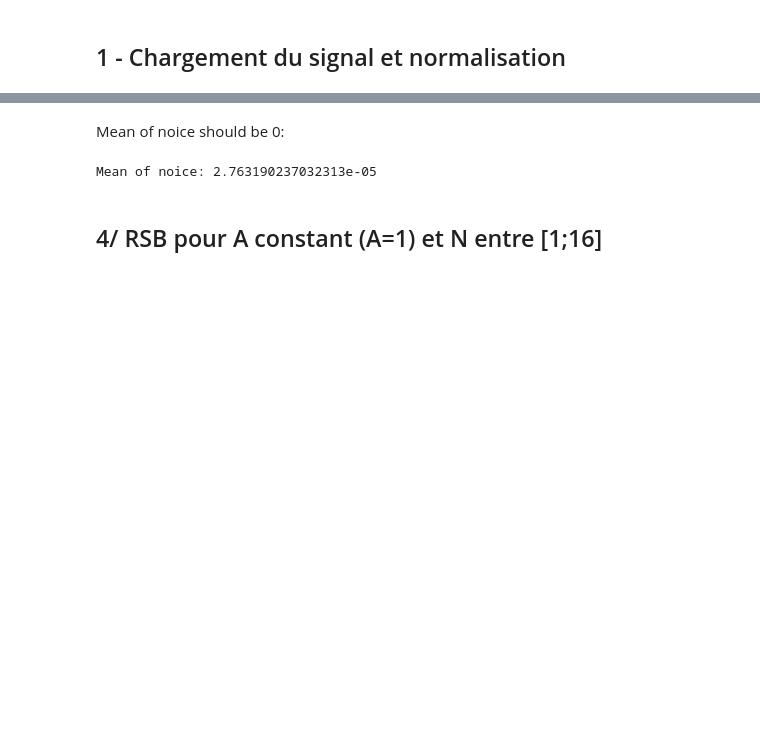
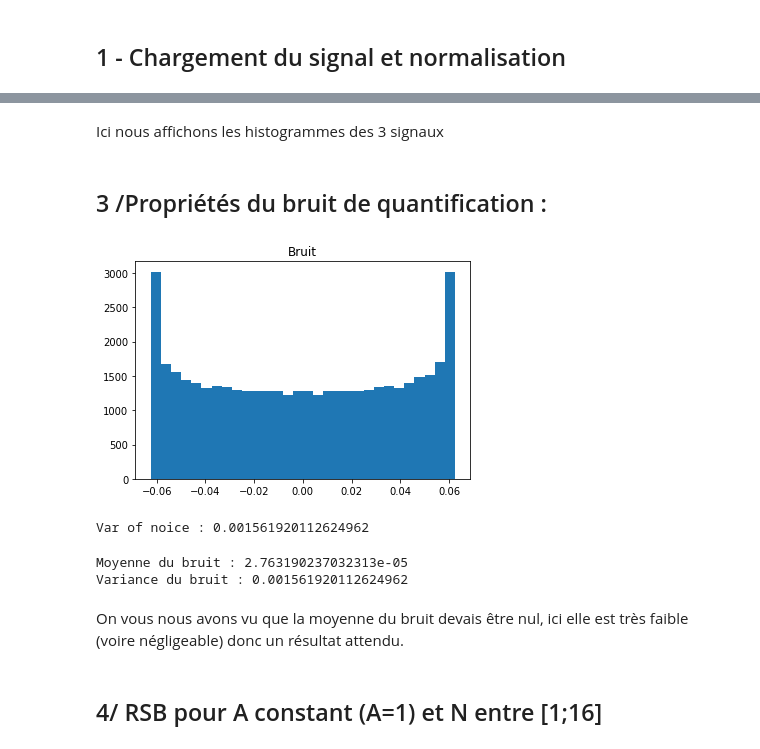
Before and after one commit to lepitinox/TP_audio, a Jupyter notebook: TP1/tp1_adrien_ducourthial.ipynb, the cells around one changed output, grey strips where cells are left out. Drawn from its saved outputs; the diff is of its cells as text; code cells hidden in the pictures; blank space fills up the shorter version.

```diff
--- a/TP1/tp1_adrien_ducourthial.ipynb
+++ b/TP1/tp1_adrien_ducourthial.ipynb
@@ -126,13 +89,22 @@ quantifier.pack_in_df()
+# %% [markdown]
+Ici nous affichons les histogrammes des 3 signaux
+# %% [markdown]
+## 3 /Propriétés du bruit de quantification :
 # %%
-quantifier.plot_histo(quantifier.bruit_nom)
+quantifier.plot_histo(quantifier.bruit_nom,30)
 quantifier.calc_metrics()
 print(f"Var of noice : {quantifier.var_noice}")
+# %% [output]
+[figure, added]
+Var of noice : 0.001561920112624962
-# %% [markdown]
-Mean of noice should be 0:
 # %%
-print(f"Mean of noice: {quantifier.df[quantifier.bruit_nom].mean()}")
+print(f"Moyenne du bruit : {quantifier.df[quantifier.bruit_nom].mean()}")
+print(f"Variance du bruit : {quantifier.df[quantifier.bruit_nom].var()}")
 # %% [output]
-Mean of noice: 2.763190237032313e-05
+Moyenne du bruit : 2.763190237032313e-05
+Variance du bruit : 0.001561920112624962
+# %% [markdown]
+On vous nous avons vu que la moyenne du bruit devais être nul, ici elle est très faible (voire négligeable) donc un résultat attendu.
 # %% [markdown]
 ## 4/ RSB pour A constant (A=1) et N entre [1;16]
 # %%
```
Also changed, not shown: parts of 100 cells of this notebook, 2 other files.
